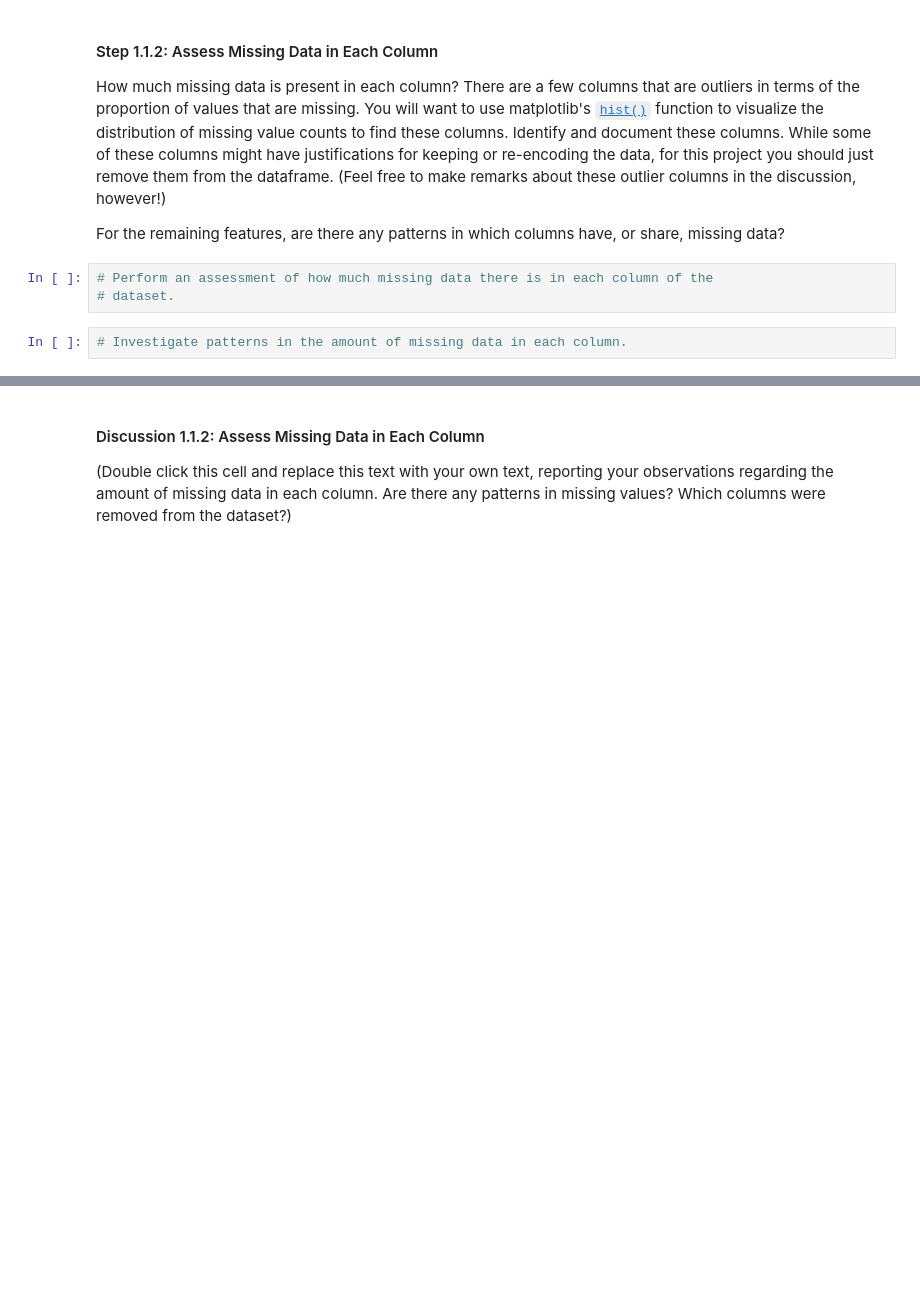
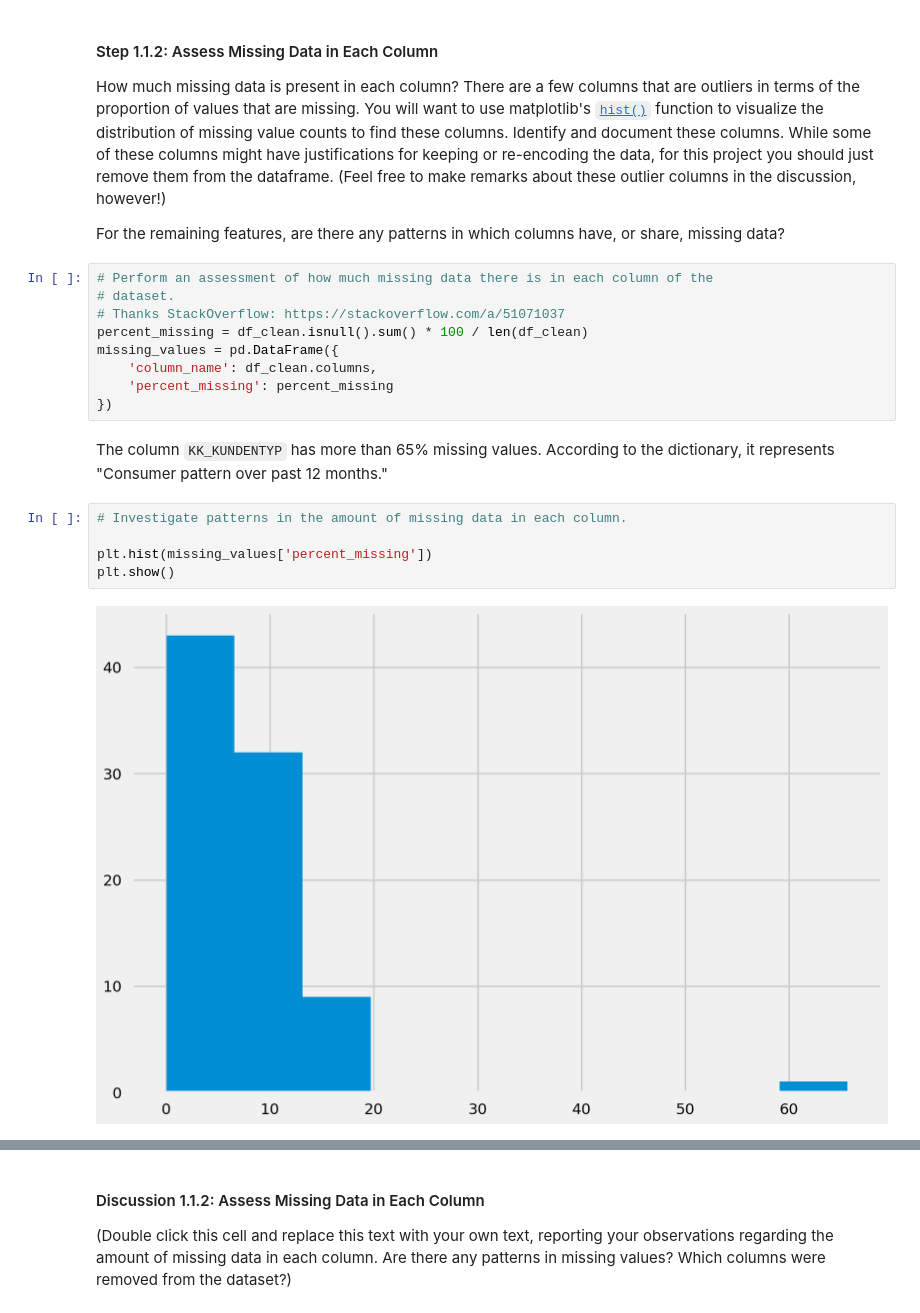
Before and after one commit to kennethn/machine-learning-nanodegree, a Jupyter notebook: p2_customer_segments/Identify_Customer_Segments.ipynb, the cells around one changed output, grey strips where cells are left out. Cells and saved outputs as stored; diff of their text form; blank space fills up the shorter version.

```diff
--- a/p2_customer_segments/Identify_Customer_Segments.ipynb
+++ b/p2_customer_segments/Identify_Customer_Segments.ipynb
@@ -152,5 +135,18 @@ For the remaining features, are there any patterns in which columns have, or sha
 # %%
 # Perform an assessment of how much missing data there is in each column of the
 # dataset.
+# Thanks StackOverflow: https://stackoverflow.com/a/51071037
+percent_missing = df_clean.isnull().sum() * 100 / len(df_clean)
+missing_values = pd.DataFrame({
+    'column_name': df_clean.columns,
+    'percent_missing': percent_missing
+})
+# %% [markdown]
+The column `KK_KUNDENTYP` has more than 65% missing values. According to the dictionary, it represents "Consumer pattern over past 12 months."
 # %%
 # Investigate patterns in the amount of missing data in each column.
+
+plt.hist(missing_values['percent_missing'])
+plt.show()
+# %% [output]
+[figure, added]
```
Also changed, not shown: parts of 6 cells of this notebook.
